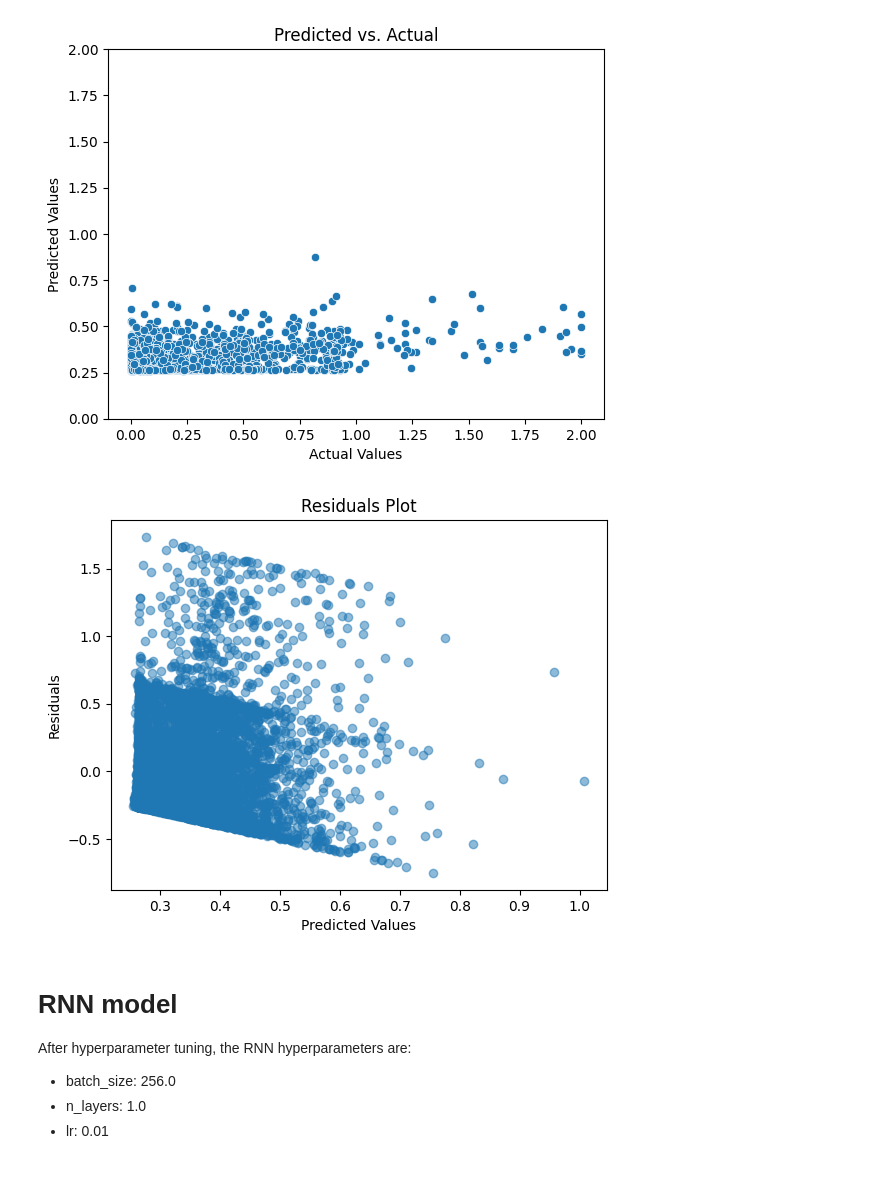
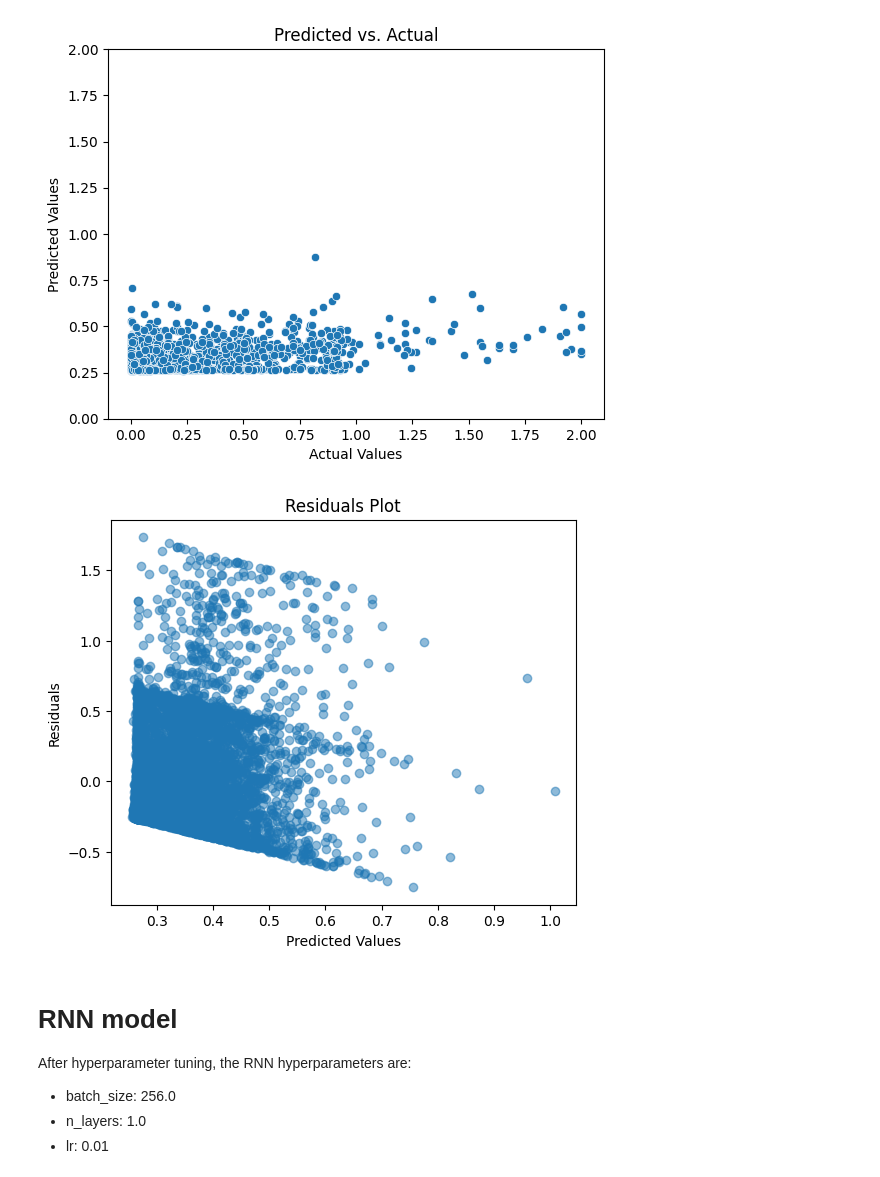
Before and after one commit to zybecker/DS-5500, a Jupyter notebook: RNN_Model/NN_final_models.ipynb, the cells around one changed output. Drawn from its saved outputs; the diff is of its cells as text; code cells hidden in the pictures.

```diff
--- a/RNN_Model/NN_final_models.ipynb
+++ b/RNN_Model/NN_final_models.ipynb
@@ -256,14 +256,15 @@ plt.show()
 [figure]
 # %%
 # Plot residuals
+plt.figure(figsize=(6, 5))
 plt.title("Residuals Plot")
 plt.ylabel("Residuals")
 plt.xlabel("Predicted Values")
 residuals = np.array(mlp_targets) - np.array(mlp_predictions)
 plt.scatter(mlp_predictions, residuals, alpha=0.5)
 plt.show()
 # %% [output]
-[figure, old version]
+[figure, new version]
 # %% [markdown]
 # RNN model
 
```
Also changed, not shown: parts of 1 cell of this notebook.
